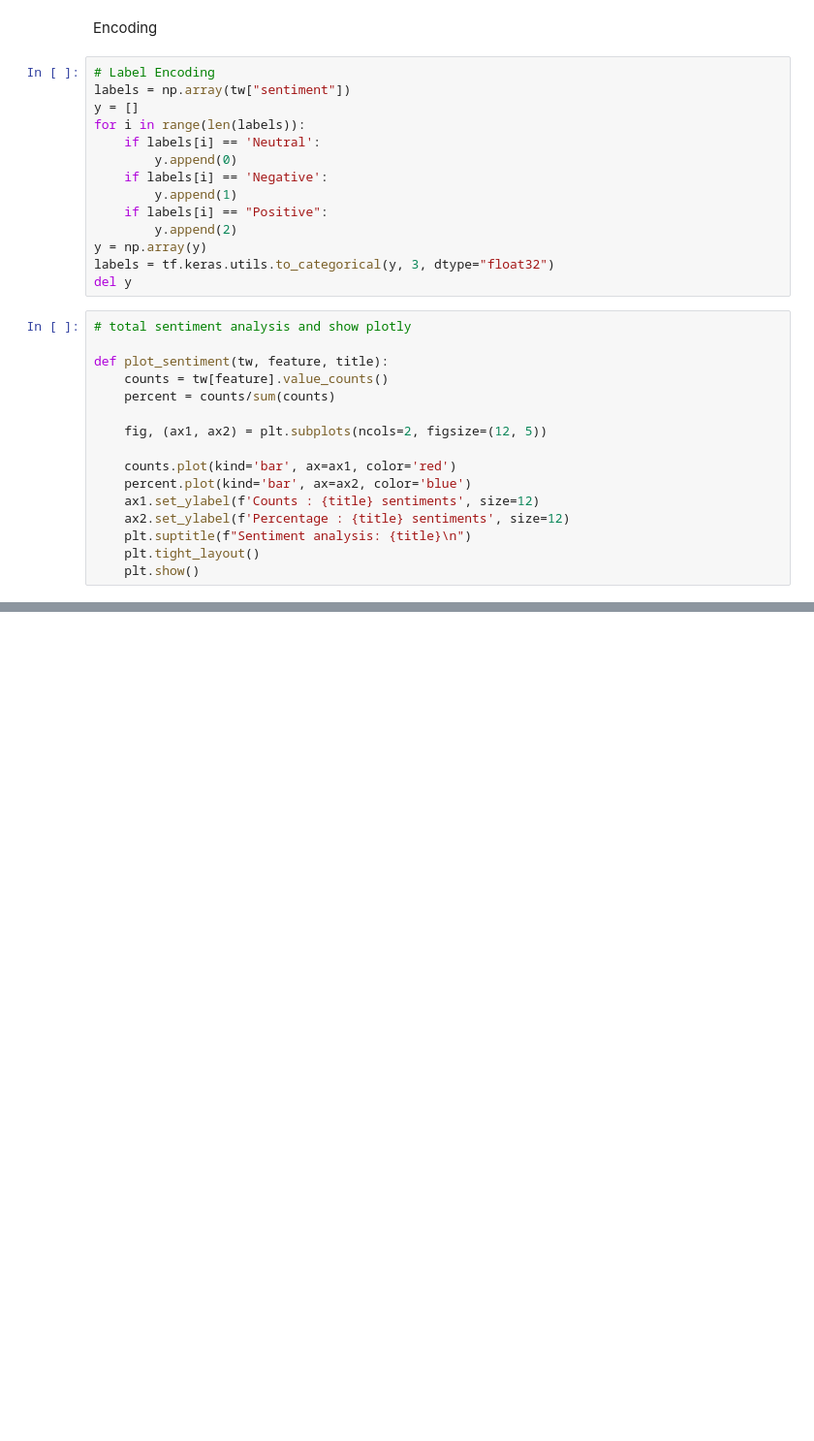
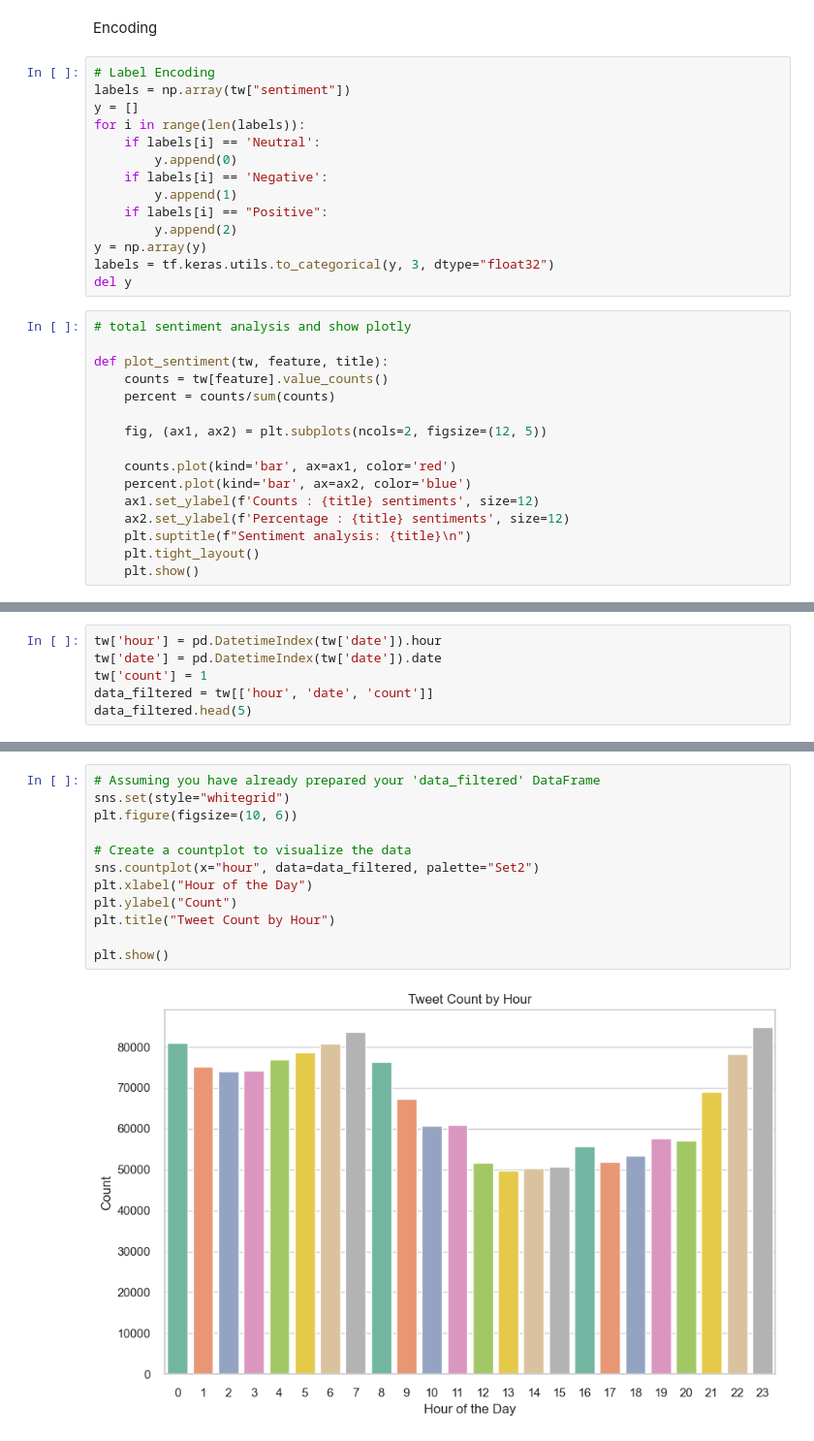
Before and after one commit to SedaColasan/CA2_ProjectTweets, a Jupyter notebook: CA2_ProjectTweets.ipynb, the cells around one changed output, grey strips where cells are left out. Shown: that part at 97% size. Drawn from its saved outputs; the diff is of its cells as text; blank space fills up the shorter version.

```diff
--- a/CA2_ProjectTweets.ipynb
+++ b/CA2_ProjectTweets.ipynb
@@ -451,0 +460,6 @@ plot_sentiment(tw, 'sentiment', 'Text')
+# %%
+tw['hour'] = pd.DatetimeIndex(tw['date']).hour
+tw['date'] = pd.DatetimeIndex(tw['date']).date
+tw['count'] = 1
+data_filtered = tw[['hour', 'date', 'count']]
+data_filtered.head(5)
@@ -451,0 +473,14 @@ plot_sentiment(tw, 'sentiment', 'Text')
+# %%
+# Assuming you have already prepared your 'data_filtered' DataFrame
+sns.set(style="whitegrid")
+plt.figure(figsize=(10, 6))
+
+# Create a countplot to visualize the data
+sns.countplot(x="hour", data=data_filtered, palette="Set2")
+plt.xlabel("Hour of the Day")
+plt.ylabel("Count")
+plt.title("Tweet Count by Hour")
+
+plt.show()
+# %% [output]
+[figure, added]
```
Also changed, not shown: parts of 11 cells of this notebook.
